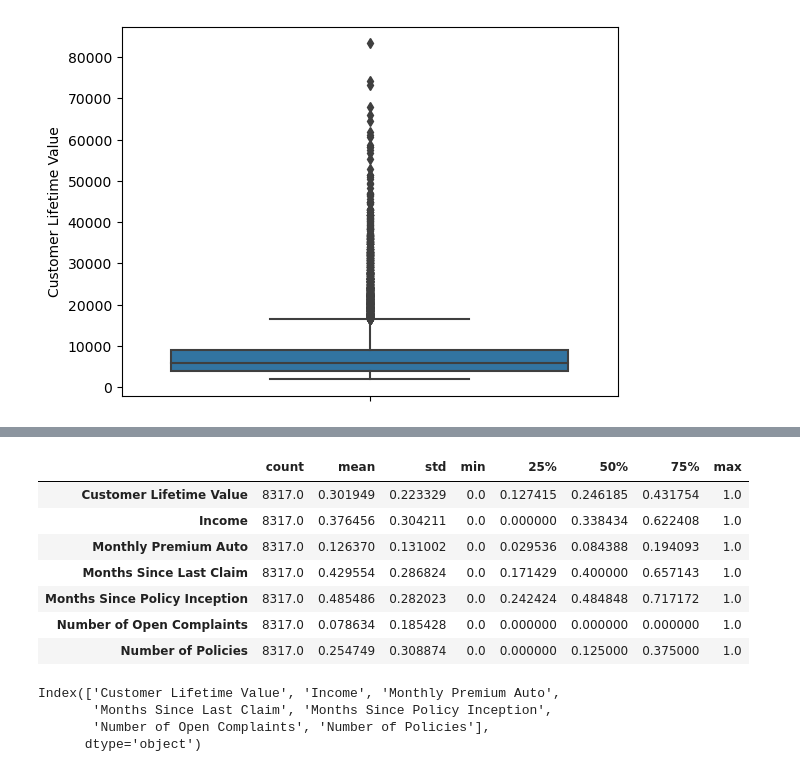
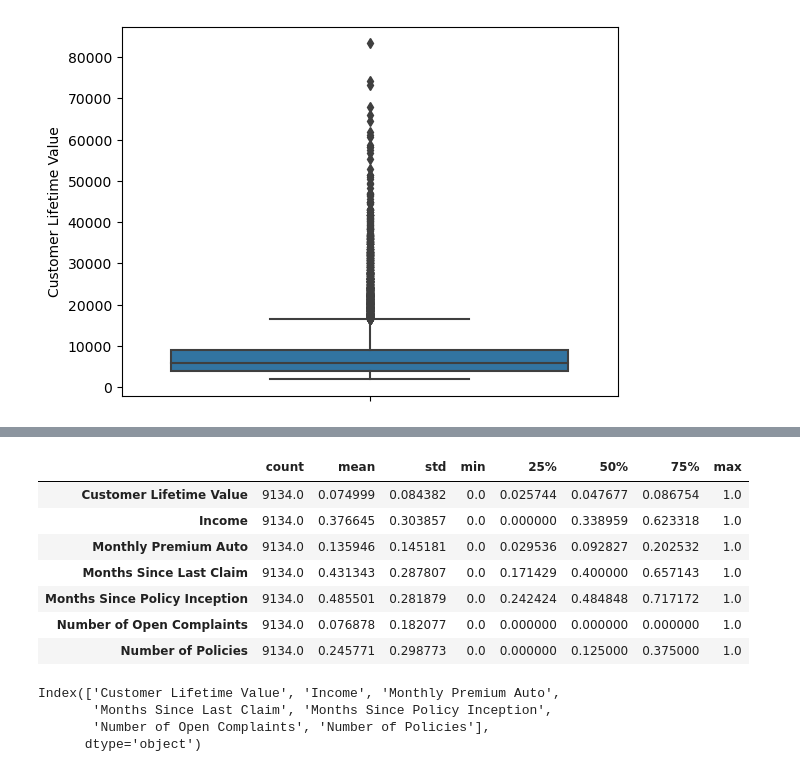
Before and after one commit to AGordon777/lab-customer-analysis-round-4, a Jupyter notebook: lab-customer-analysis-round-4.ipynb, the cells around one changed output, grey strips where cells are left out. Saved outputs shown, nothing was run; the diff lists cells and outputs as text; code cells hidden in the pictures.

```diff
--- a/lab-customer-analysis-round-4.ipynb
+++ b/lab-customer-analysis-round-4.ipynb
@@ -227,14 +214,14 @@ numerical_filtered
 # %%
 # assign the target, and the remaining columns are the features (we have not dropped any)
-y = numerical_filtered['Total Claim Amount'] # this is the target
-X = numerical_filtered.drop(['Total Claim Amount'], axis=1) # this is the array of features
+y = numerical['Total Claim Amount'] # this is the target
+X_num = numerical.drop(['Total Claim Amount'], axis=1) # this is the array of features
 # %%
 #as a first pass scaling exercise, i'm just seeing what the data looks like
-#i'm not removing outliers at this stage
+#i'm not removing more outliers at this stage
 
-transformer = MinMaxScaler().fit(X)
-x_standardized = transformer.transform(X)
-X_scaled = pd.DataFrame(x_standardized, columns=X.columns)
-X_scaled
+transformer = MinMaxScaler().fit(X_num)
+x_standardized = transformer.transform(X_num)
+X_num_scaled = pd.DataFrame(x_standardized, columns=X_num.columns)
+X_num_scaled
 # %% [output]
 |  | Customer Lifetime Value | Income | Monthly Premium Auto | Months Since Last Claim | Months Since Policy Inception | ... |
@@ -253,12 +240,12 @@ X_scaled
 # %%
-X_scaled.describe(include='all').T
+X_num_scaled.describe(include='all').T
 # %% [output]
 |  | count | mean | std | min | 25% | 50% | 75% | max |
-| Customer Lifetime Value | 8317.0 | 0.301949 | 0.223329 | 0.0 | 0.127415 | 0.246185 | 0.431754 | 1.0 |
-| Income | 8317.0 | 0.376456 | 0.304211 | 0.0 | 0.000000 | 0.338434 | 0.622408 | 1.0 |
-| Monthly Premium Auto | 8317.0 | 0.126370 | 0.131002 | 0.0 | 0.029536 | 0.084388 | 0.194093 | 1.0 |
-| Months Since Last Claim | 8317.0 | 0.429554 | 0.286824 | 0.0 | 0.171429 | 0.400000 | 0.657143 | 1.0 |
-| Months Since Policy Inception | 8317.0 | 0.485486 | 0.282023 | 0.0 | 0.242424 | 0.484848 | 0.717172 | 1.0 |
-| Number of Open Complaints | 8317.0 | 0.078634 | 0.185428 | 0.0 | 0.000000 | 0.000000 | 0.000000 | 1.0 |
-| Number of Policies | 8317.0 | 0.254749 | 0.308874 | 0.0 | 0.000000 | 0.125000 | 0.375000 | 1.0 |
+| Customer Lifetime Value | 9134.0 | 0.074999 | 0.084382 | 0.0 | 0.025744 | 0.047677 | 0.086754 | 1.0 |
+| Income | 9134.0 | 0.376645 | 0.303857 | 0.0 | 0.000000 | 0.338959 | 0.623318 | 1.0 |
+| Monthly Premium Auto | 9134.0 | 0.135946 | 0.145181 | 0.0 | 0.029536 | 0.092827 | 0.202532 | 1.0 |
+| Months Since Last Claim | 9134.0 | 0.431343 | 0.287807 | 0.0 | 0.171429 | 0.400000 | 0.657143 | 1.0 |
+| Months Since Policy Inception | 9134.0 | 0.485501 | 0.281879 | 0.0 | 0.242424 | 0.484848 | 0.717172 | 1.0 |
+| Number of Open Complaints | 9134.0 | 0.076878 | 0.182077 | 0.0 | 0.000000 | 0.000000 | 0.000000 | 1.0 |
+| Number of Policies | 9134.0 | 0.245771 | 0.298773 | 0.0 | 0.000000 | 0.125000 | 0.375000 | 1.0 |
 # %%
```
Also changed, not shown: parts of 38 cells of this notebook.
